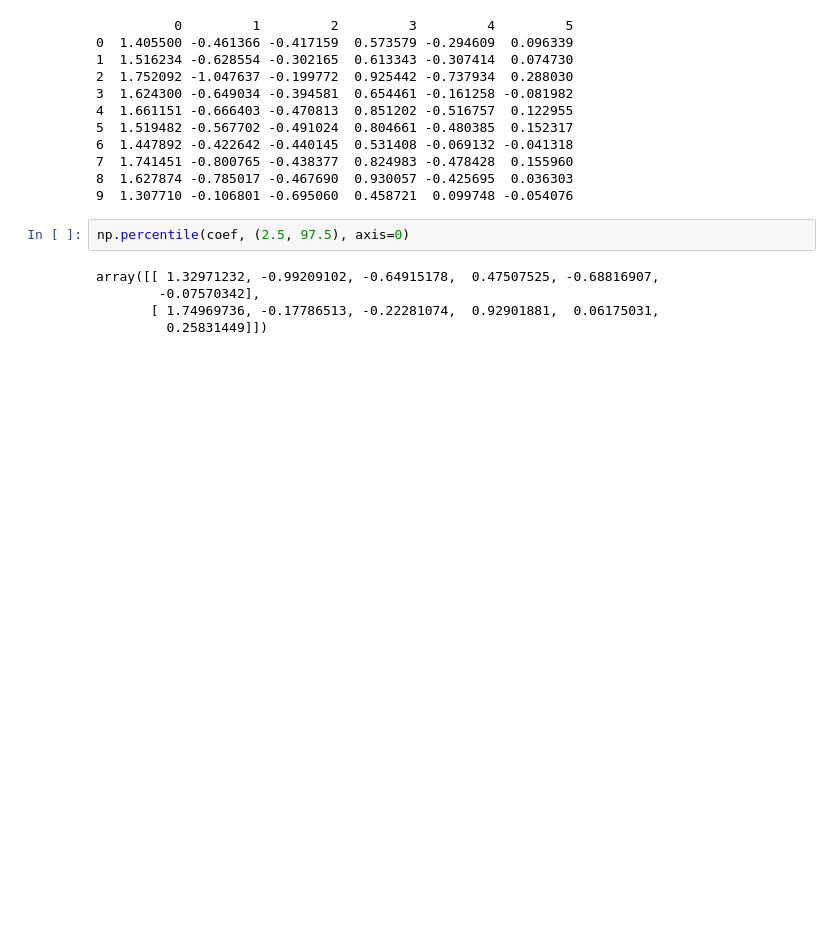
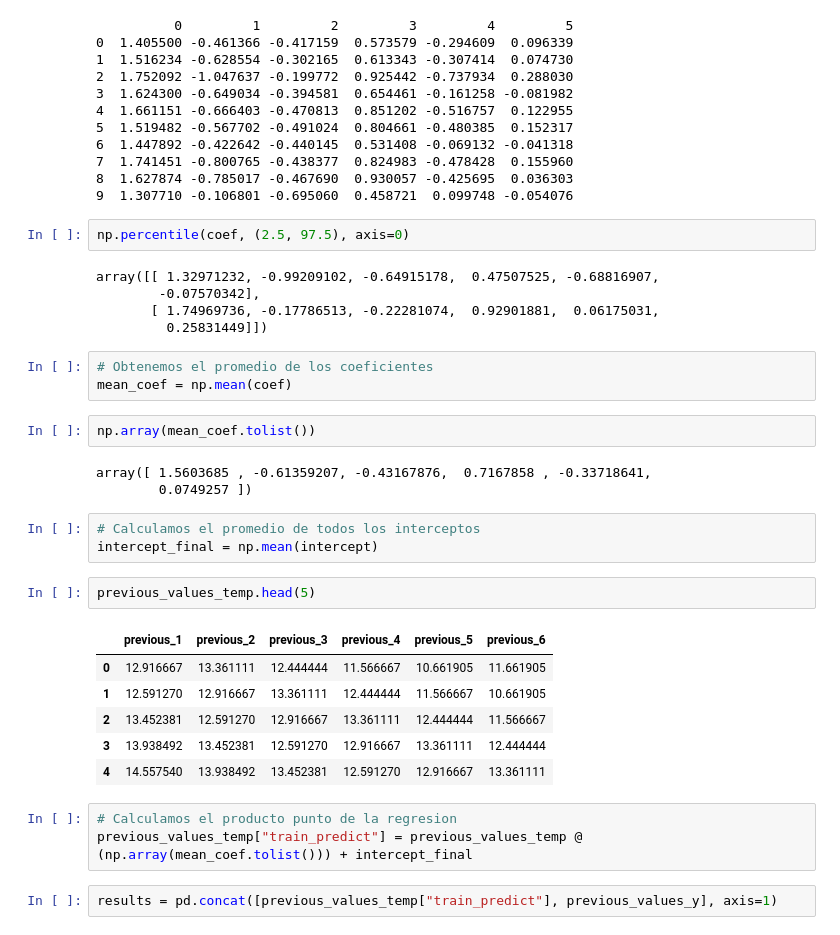
Before and after one commit to PamelaMunozCaceres/Python-Study, a Jupyter notebook: Jugando con Series de Tiempo.ipynb, the cells around one changed output. Saved outputs shown, nothing was run; the diff lists cells and outputs as text; blank space fills up the shorter version.

```diff
--- a/Jugando con Series de Tiempo.ipynb
+++ b/Jugando con Series de Tiempo.ipynb
@@ -481,3 +485,28 @@ array([[ 1.32971232, -0.99209102, -0.64915178,  0.47507525, -0.68816907,
         -0.07570342],
        [ 1.74969736, -0.17786513, -0.22281074,  0.92901881,  0.06175031,
          0.25831449]])
+# %%
+# Obtenemos el promedio de los coeficientes
+mean_coef = np.mean(coef)
+# %%
+np.array(mean_coef.tolist())
+# %% [output]
+array([ 1.5603685 , -0.61359207, -0.43167876,  0.7167858 , -0.33718641,
+        0.0749257 ])
+# %%
+# Calculamos el promedio de todos los interceptos
+intercept_final = np.mean(intercept)
+# %%
+previous_values_temp.head(5)
+# %% [output]
+|  | previous_1 | previous_2 | previous_3 | previous_4 | previous_5 | previous_6 |
+| 0 | 12.916667 | 13.361111 | 12.444444 | 11.566667 | 10.661905 | 11.661905 |
+| 1 | 12.591270 | 12.916667 | 13.361111 | 12.444444 | 11.566667 | 10.661905 |
+| 2 | 13.452381 | 12.591270 | 12.916667 | 13.361111 | 12.444444 | 11.566667 |
+| 3 | 13.938492 | 13.452381 | 12.591270 | 12.916667 | 13.361111 | 12.444444 |
+| 4 | 14.557540 | 13.938492 | 13.452381 | 12.591270 | 12.916667 | 13.361111 |
+# %%
+# Calculamos el producto punto de la regresion
+previous_values_temp["train_predict"] = previous_values_temp @ (np.array(mean_coef.tolist())) + intercept_final
+# %%
+results = pd.concat([previous_values_temp["train_predict"], previous_values_y], axis=1)
```
Also changed, not shown: parts of 10 cells of this notebook.
